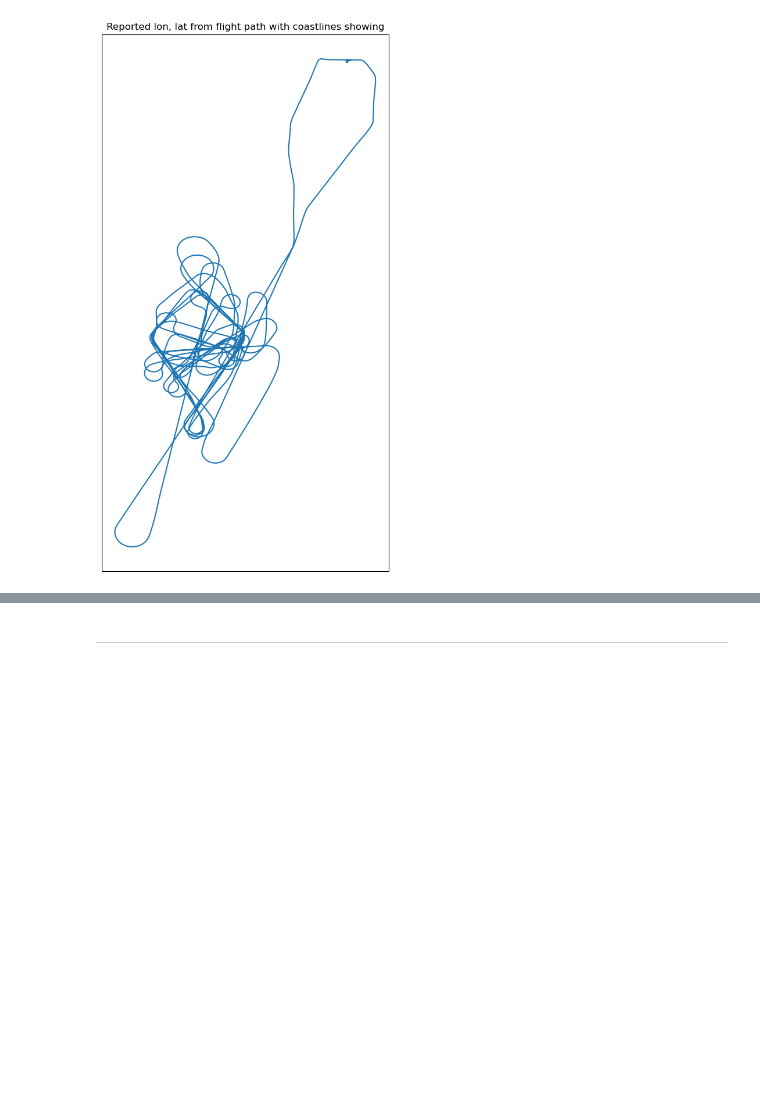
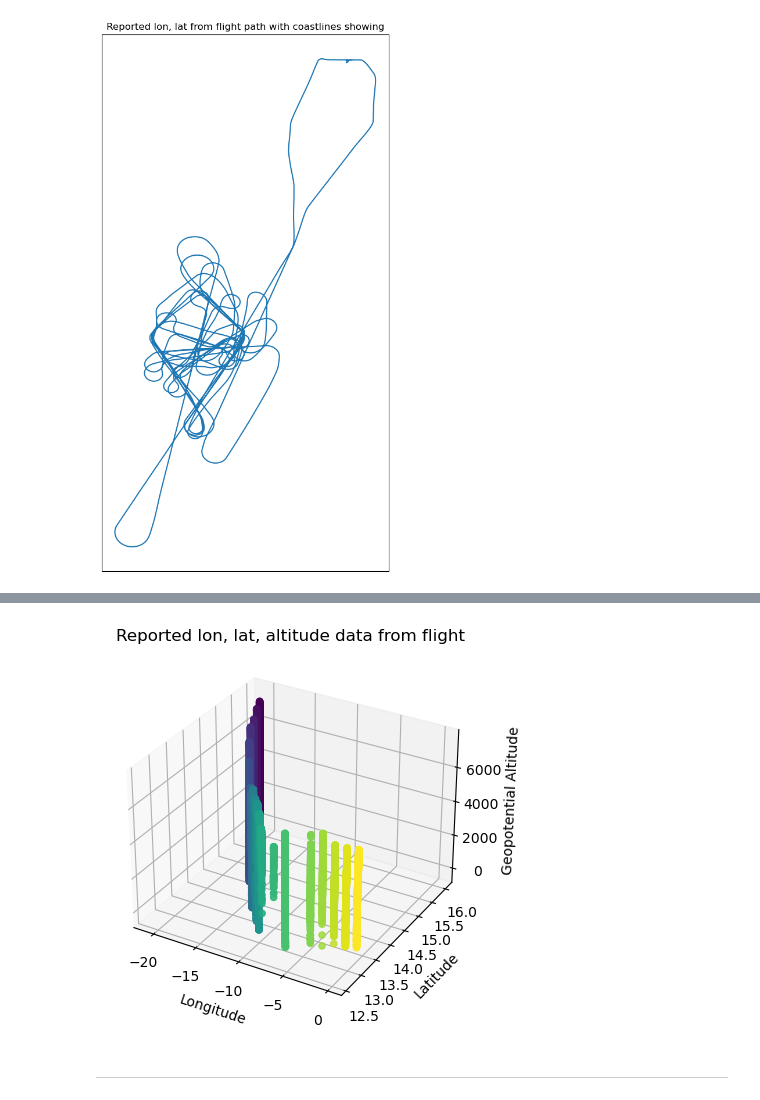
Before and after one commit to informatics-lab/spaceapps-2022-mo-bootcamp, a Jupyter notebook: 03_aircraft_data.ipynb, the cells around one changed output, grey strips where cells are left out. Drawn from its saved outputs; the diff is of its cells as text; code cells hidden in the pictures; blank space fills up the shorter version.

```diff
--- a/03_aircraft_data.ipynb
+++ b/03_aircraft_data.ipynb
@@ -274,3 +591,14 @@ axes.coastlines()  # show maplines
+# %%
+fig = plt.figure()
+ax2 = fig.add_subplot(projection='3d')
+ax2.scatter(lon_vals, lat_vals, alt_vals, c=lon_vals) # cary the color with the longitude
+ax2.set_xlabel('Longitude')
+ax2.set_ylabel('Latitude')
+ax2.set_zlabel('Geopotential Altitude')
+plt.title('Reported lon, lat, altitude data from flight')
+plt.show()
+# %% [output]
+[figure, added]
 # %% [markdown]
 ---
 # %% [markdown]
```
Also changed, not shown: parts of 24 cells of this notebook, 1 other file.
